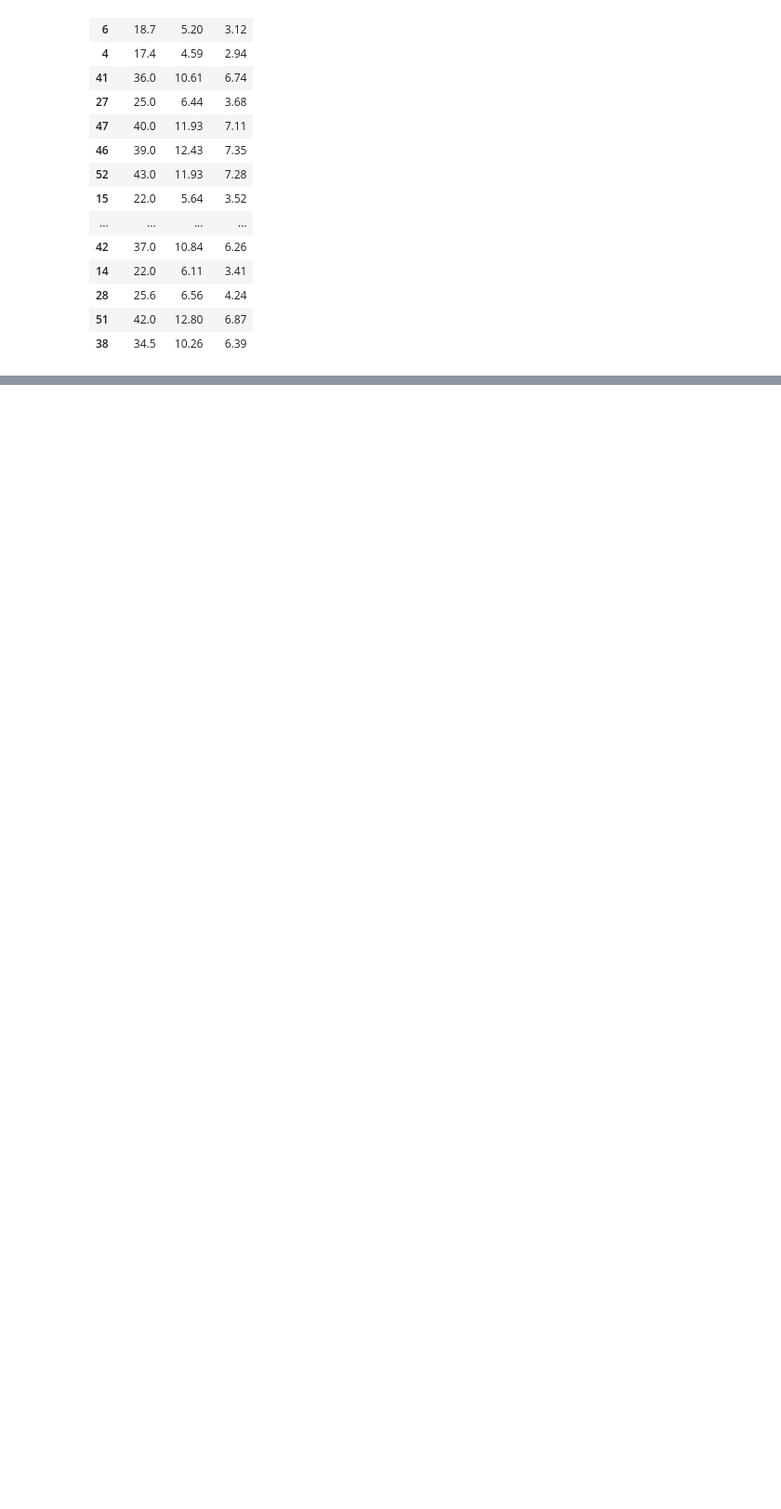
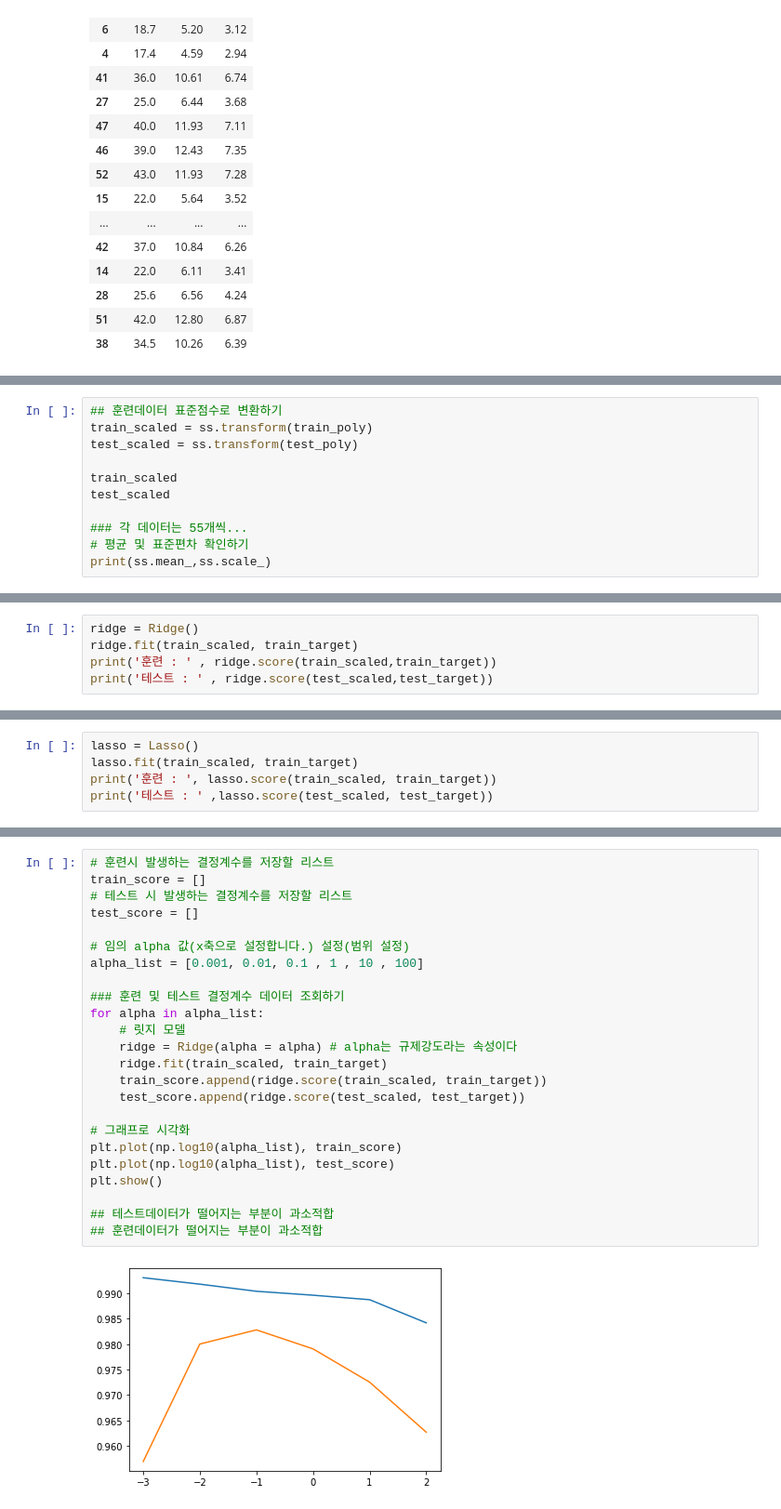
Before and after one commit to wonseok77/ML_statistics, a Jupyter notebook: 머신러닝/3day/02_다중회귀_특성공학_규제.ipynb, the cells around one changed output, grey strips where cells are left out. Shown at 93% size. Saved outputs shown, nothing was run; the diff lists cells and outputs as text; blank space fills up the shorter version.

```diff
--- a/머신러닝/3day/02_다중회귀_특성공학_규제.ipynb
+++ b/머신러닝/3day/02_다중회귀_특성공학_규제.ipynb
@@ -201,0 +275,11 @@ poly.get_feature_names()
+# %%
+## 훈련데이터 표준점수로 변환하기
+train_scaled = ss.transform(train_poly)
+test_scaled = ss.transform(test_poly)
+
+train_scaled
+test_scaled
+
+### 각 데이터는 55개씩...
+# 평균 및 표준편차 확인하기
+print(ss.mean_,ss.scale_)
@@ -201,0 +309,5 @@ poly.get_feature_names()
+# %%
+ridge = Ridge()
+ridge.fit(train_scaled, train_target)
+print('훈련 : ' , ridge.score(train_scaled,train_target))
+print('테스트 : ' , ridge.score(test_scaled,test_target))
@@ -201,0 +317,5 @@ poly.get_feature_names()
+# %%
+lasso = Lasso()
+lasso.fit(train_scaled, train_target)
+print('훈련 : ', lasso.score(train_scaled, train_target))
+print('테스트 : ' ,lasso.score(test_scaled, test_target))
@@ -201,0 +343,26 @@ poly.get_feature_names()
+# %%
+# 훈련시 발생하는 결정계수를 저장할 리스트
+train_score = []
+# 테스트 시 발생하는 결정계수를 저장할 리스트
+test_score = []
+
+# 임의 alpha 값(x축으로 설정합니다.) 설정(범위 설정)
+alpha_list = [0.001, 0.01, 0.1 , 1 , 10 , 100]
+
+### 훈련 및 테스트 결정계수 데이터 조회하기
+for alpha in alpha_list:
+    # 릿지 모델
+    ridge = Ridge(alpha = alpha) # alpha는 규제강도라는 속성이다
+    ridge.fit(train_scaled, train_target)
+    train_score.append(ridge.score(train_scaled, train_target))
+    test_score.append(ridge.score(test_scaled, test_target))
+
+# 그래프로 시각화
+plt.plot(np.log10(alpha_list), train_score)
+plt.plot(np.log10(alpha_list), test_score)
+plt.show()
+
+## 테스트데이터가 떨어지는 부분이 과소적합
+## 훈련데이터가 떨어지는 부분이 과소적합
+# %% [output]
+[figure, added]
```
Also changed, not shown: parts of 32 cells of this notebook, 5 other files.
